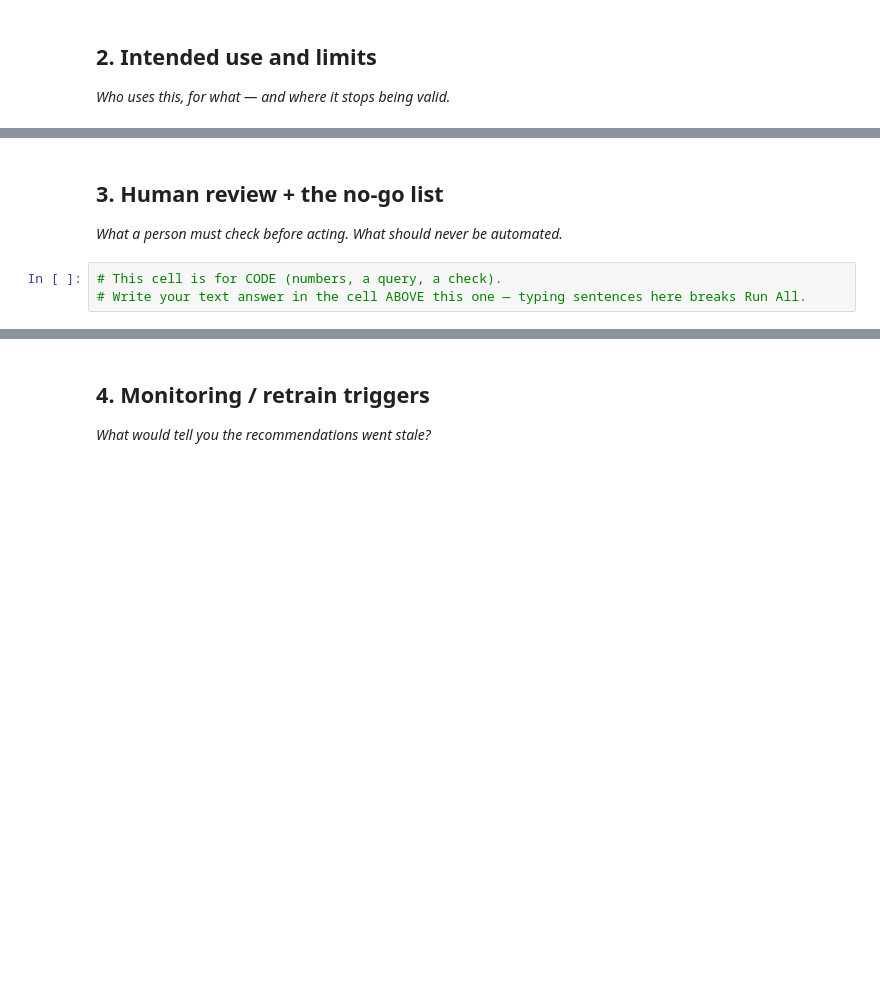
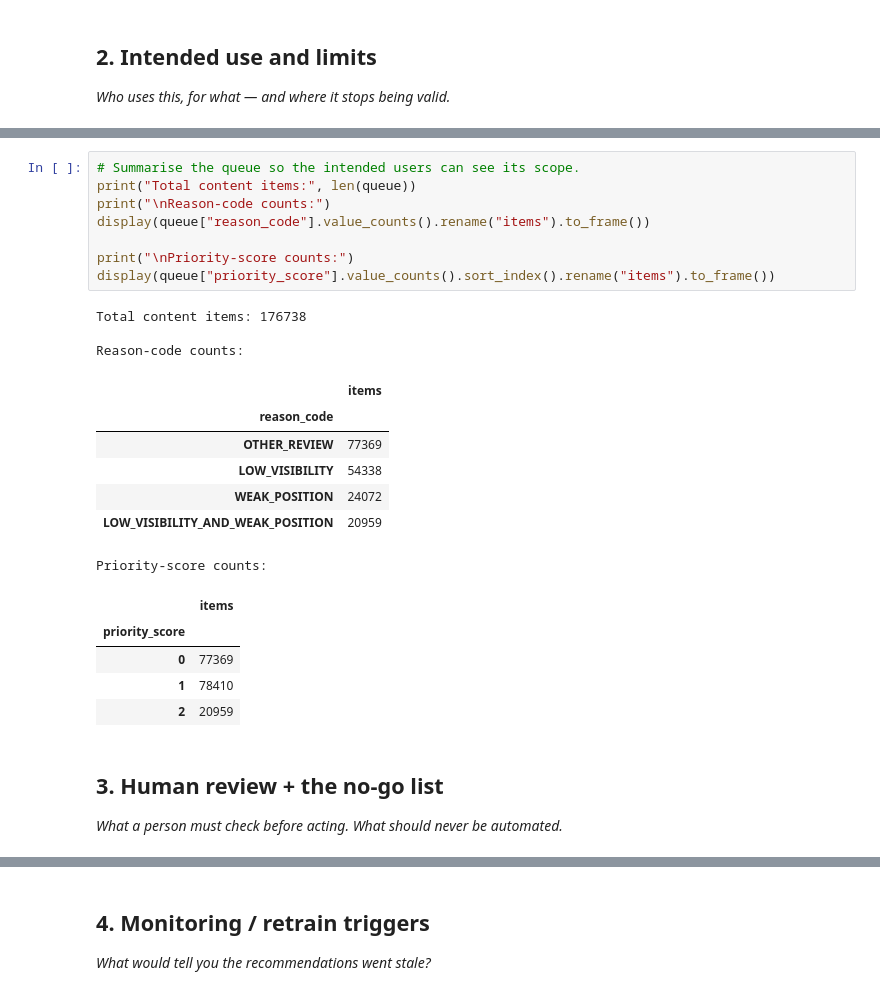
Before and after one commit to anjds22/flyrank-ml-internship, a Jupyter notebook: work/notebooks/w07_action_playbook.ipynb, the cells around one changed output, grey strips where cells are left out. Cells and saved outputs as stored; diff of their text form; blank space fills up the shorter version.

```diff
--- a/work/notebooks/w07_action_playbook.ipynb
+++ b/work/notebooks/w07_action_playbook.ipynb
@@ -23,7 +101,28 @@ This skeleton is yours to fill. Work the sections **in order** — each one has
+# %%
+# Summarise the queue so the intended users can see its scope.
+print("Total content items:", len(queue))
+print("\nReason-code counts:")
+display(queue["reason_code"].value_counts().rename("items").to_frame())
+
+print("\nPriority-score counts:")
+display(queue["priority_score"].value_counts().sort_index().rename("items").to_frame())
+# %% [output]
+Total content items: 176738
+
+Reason-code counts:
+|  | items |
+| reason_code |  |
+| OTHER_REVIEW | 77369 |
+| LOW_VISIBILITY | 54338 |
+| WEAK_POSITION | 24072 |
+| LOW_VISIBILITY_AND_WEAK_POSITION | 20959 |
+Priority-score counts:
+|  | items |
+| priority_score |  |
+| 0 | 77369 |
+| 1 | 78410 |
+| 2 | 20959 |
 # %% [markdown]
 ## 3. Human review + the no-go list
 
 *What a person must check before acting. What should never be automated.*
-# %%
-# This cell is for CODE (numbers, a query, a check).
-# Write your text answer in the cell ABOVE this one — typing sentences here breaks Run All.
```
Also changed, not shown: parts of 13 cells of this notebook.
